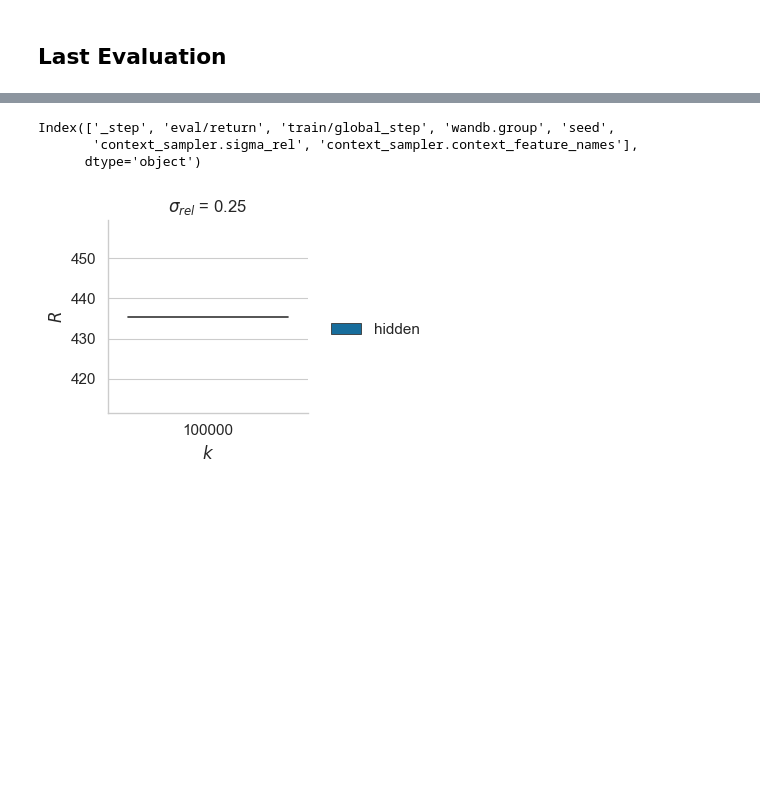
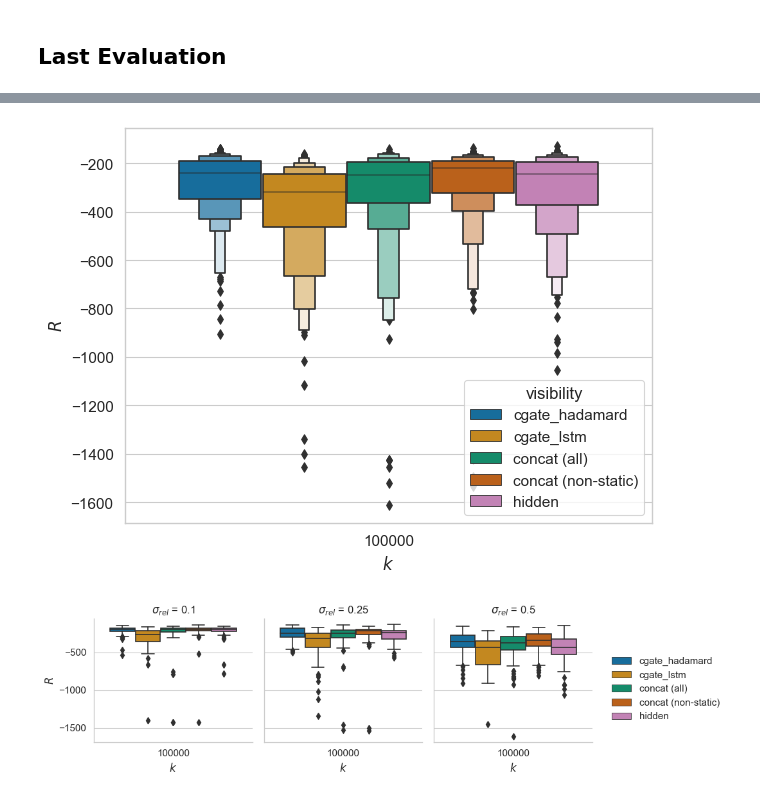
Before and after one commit to automl/CARL, a Jupyter notebook: experiments/evaluation/eval_benchmarking.ipynb, the cells around one changed output, grey strips where cells are left out. Saved outputs shown, nothing was run; the diff lists cells and outputs as text; code cells hidden in the pictures; blank space fills up the shorter version.

```diff
--- a/experiments/evaluation/eval_benchmarking.ipynb
+++ b/experiments/evaluation/eval_benchmarking.ipynb
@@ -415,41 +442,63 @@ Index(['_step', 'eval/return', 'train/global_step', 'wandb.group', 'seed',
 # %%
 import matplotlib.pyplot as plt
 import seaborn as sns
 import numpy as np
 
-fig_fn = figoutdir / f"{env_name}_differsigma_violinplot.png"
-
+# Prepare dataset
 ynameplot = wkt["eval/return"] #+ "_scaled_log"
-
-sns.set_style("whitegrid")
-sns.set_context("paper", font_scale=1.25)
-
-plot_df = load_plot_df(plot_data_fn=plot_data_fn)
-
-# filter
-plot_df = plot_df[plot_df[wkt["train/global_step"]] == plot_df[wkt["train/global_step"]].max()]
-# log space
-plot_df = scale(plot_df, yname=wkt["eval/return"])
 # plot_df[wkt["eval/return"]] *= -1
 # plot_df[wkt["eval/return"]] = plot_df[wkt["eval/return"]].apply(np.log)
 # plot_df[wkt["eval/return"]] *= -1
 
+# Plotting style
+sns.set_style("whitegrid")
+sns.set_context("paper", font_scale=1.25)
 palette = get_palette_visibility(plot_df)
+
+# Plot aggregated
+fig_fn = figoutdir / f"{env_name}_boxenplot.png"
+fig = plt.figure()
+ax = fig.add_subplot(111)
+ax = sns.boxenplot(data=plot_df, x=wkt["train/global_step"], y=ynameplot, hue=wkt["wandb.group"], palette=palette, showfliers=True)#, cut=0)
+xticklabels = [str(int(round(plot_df[wkt["train/global_step"]].max(), -5)))]
+ax.set_xticklabels(xticklabels)
+ax.set_ylabel("$R$")
+fig.set_tight_layout(True)
+fig.savefig(fig_fn, dpi=300, bbox_inches="tight")
+plt.show()
+
+# Plot per sigma
+fig_fn = figoutdir / f"{env_name}_differsigma_violinplot.png"
 group_keys = [wandb_key_translator["context_sampler.sigma_rel"]]
 
-grid = sns.FacetGrid(data=plot_df, col=group_keys[0], legend_out=True)
+row = None
+col = group_keys[0]
+
+grid = sns.FacetGrid(data=plot_df, row=row, col=col, legend_out=True)
+grid.map_dataframe(sns.boxplot, x=wkt["train/global_step"], y=ynameplot, hue=wkt["wandb.group"], palette=palette)#, cut=0)
+grid.add_legend()
+xticklabels = [str(int(round(plot_df[wkt["train/global_step"]].max(), -5)))]
+grid.set_xticklabels(xticklabels)
+grid.set_ylabels("$R$")
+grid.tight_layout()
+grid.figure.savefig(fig_fn, bbox_inches="tight", dpi=300)
+plt.show()
+
+# Plot per sigma and cf
+fig_fn = figoutdir / f"{env_name}_differsigma_differcf_violinplot.png"
+col = group_keys[0]
+row = wkt["context_sampler.context_feature_names"]
+
+group_keys = [wandb_key_translator["context_sampler.sigma_rel"]]
+grid = sns.FacetGrid(data=plot_df, row=row, col=col, legend_out=True)
 grid.map_dataframe(sns.violinplot, x=wkt["train/global_step"], y=ynameplot, hue=wkt["wandb.group"], palette=palette, cut=0)
 grid.add_legend()
 xticklabels = [str(int(round(plot_df[wkt["train/global_step"]].max(), -5)))]
 grid.set_xticklabels(xticklabels)
 grid.set_ylabels("$R$")
 grid.tight_layout()
-
 grid.figure.savefig(fig_fn, bbox_inches="tight", dpi=300)
-
 plt.show()
 # %% [output]
-Index(['_step', 'eval/return', 'train/global_step', 'wandb.group', 'seed',
-       'context_sampler.sigma_rel', 'context_sampler.context_feature_names'],
-      dtype='object')
-[figure, old version]
+[figure, new version]
+[figure, added]
```
Also changed, not shown: parts of 21 cells of this notebook.
